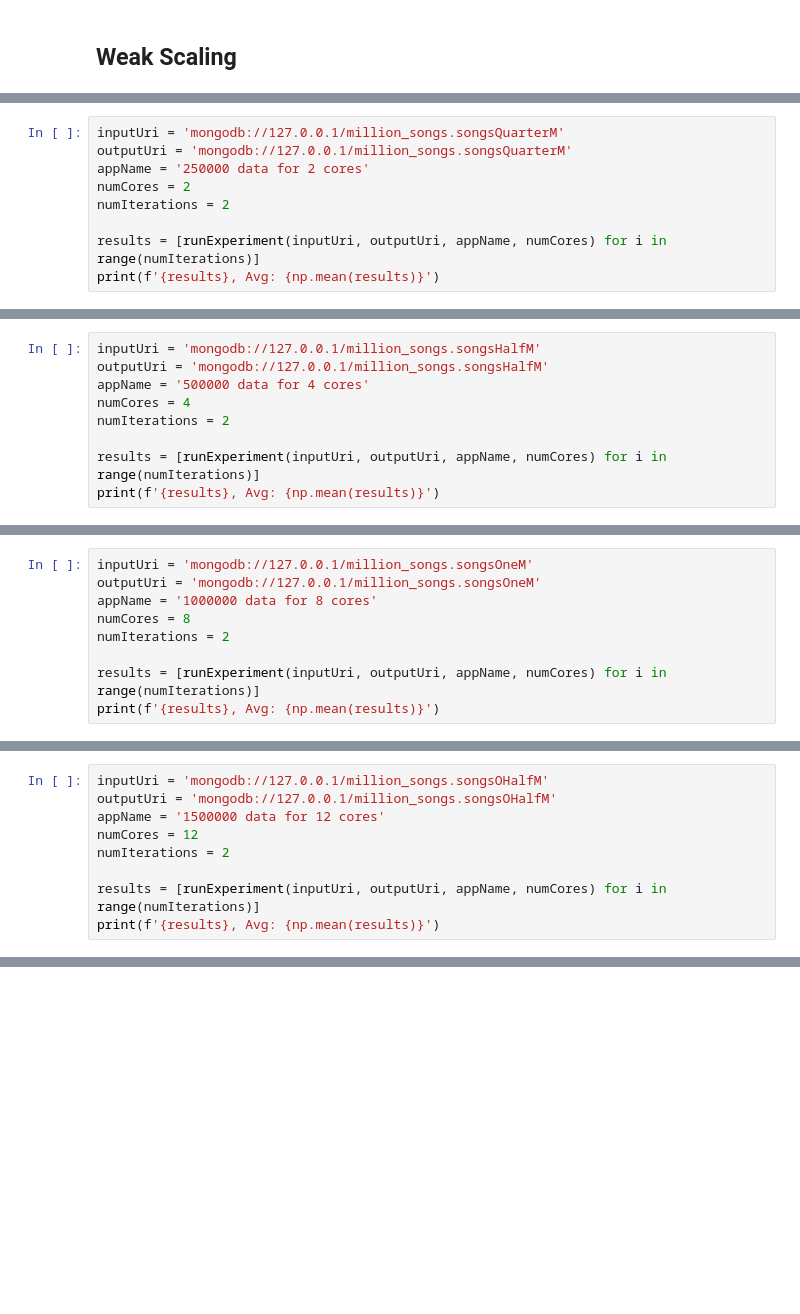
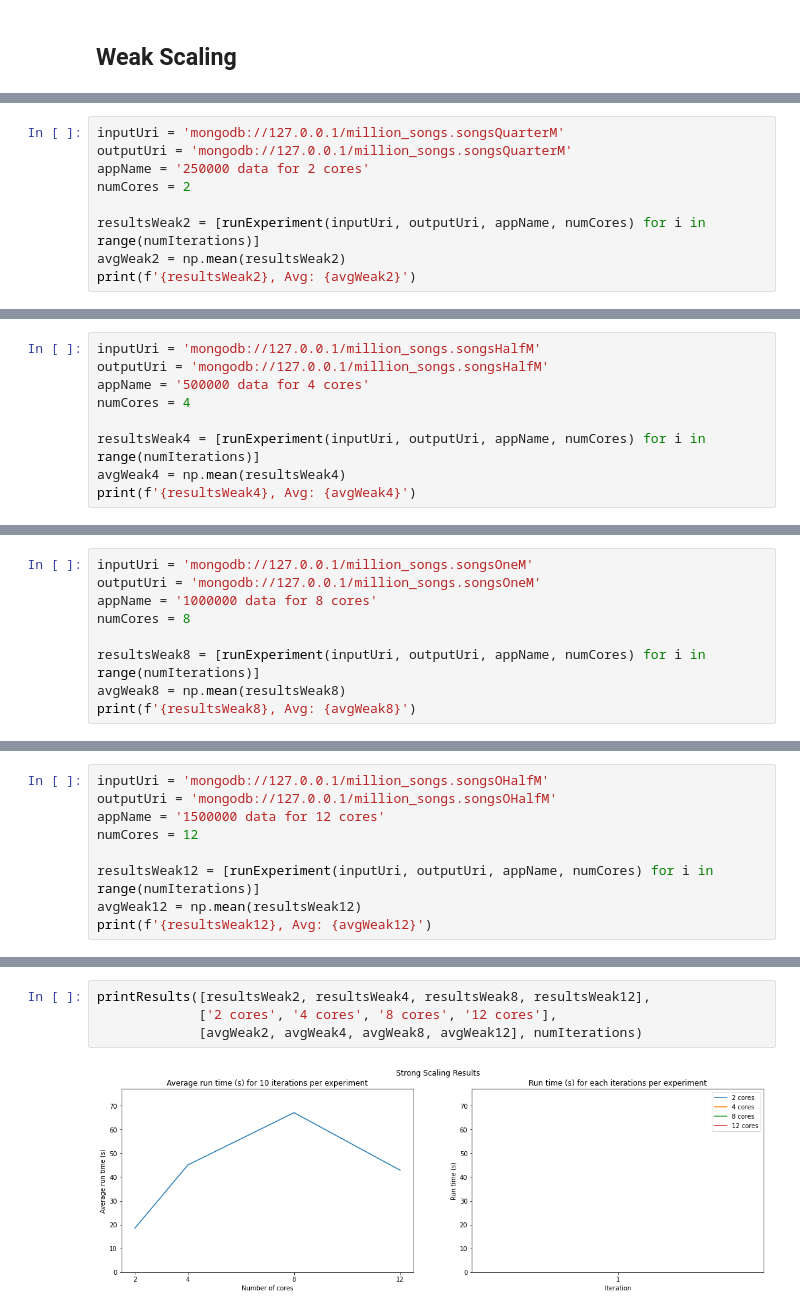
Before and after one commit to manelpk/DE1_Project, a Jupyter notebook: g16_experiments.ipynb, the cells around one changed output, grey strips where cells are left out. Cells and saved outputs as stored; diff of their text form; blank space fills up the shorter version.

```diff
--- a/g16_experiments.ipynb
+++ b/g16_experiments.ipynb
@@ -131,7 +177,7 @@ inputUri = 'mongodb://127.0.0.1/million_songs.songsQuarterM'
 outputUri = 'mongodb://127.0.0.1/million_songs.songsQuarterM'
 appName = '250000 data for 2 cores'
 numCores = 2
-numIterations = 2
 
-results = [runExperiment(inputUri, outputUri, appName, numCores) for i in range(numIterations)]
-print(f'{results}, Avg: {np.mean(results)}')
+resultsWeak2 = [runExperiment(inputUri, outputUri, appName, numCores) for i in range(numIterations)]
+avgWeak2 = np.mean(resultsWeak2)
+print(f'{resultsWeak2}, Avg: {avgWeak2}')
@@ -142,7 +191,7 @@ inputUri = 'mongodb://127.0.0.1/million_songs.songsHalfM'
 outputUri = 'mongodb://127.0.0.1/million_songs.songsHalfM'
 appName = '500000 data for 4 cores'
 numCores = 4
-numIterations = 2
 
-results = [runExperiment(inputUri, outputUri, appName, numCores) for i in range(numIterations)]
-print(f'{results}, Avg: {np.mean(results)}')
+resultsWeak4 = [runExperiment(inputUri, outputUri, appName, numCores) for i in range(numIterations)]
+avgWeak4 = np.mean(resultsWeak4)
+print(f'{resultsWeak4}, Avg: {avgWeak4}')
@@ -153,7 +205,7 @@ inputUri = 'mongodb://127.0.0.1/million_songs.songsOneM'
 outputUri = 'mongodb://127.0.0.1/million_songs.songsOneM'
 appName = '1000000 data for 8 cores'
 numCores = 8
-numIterations = 2
 
-results = [runExperiment(inputUri, outputUri, appName, numCores) for i in range(numIterations)]
-print(f'{results}, Avg: {np.mean(results)}')
+resultsWeak8 = [runExperiment(inputUri, outputUri, appName, numCores) for i in range(numIterations)]
+avgWeak8 = np.mean(resultsWeak8)
+print(f'{resultsWeak8}, Avg: {avgWeak8}')
@@ -164,7 +219,7 @@ inputUri = 'mongodb://127.0.0.1/million_songs.songsOHalfM'
 outputUri = 'mongodb://127.0.0.1/million_songs.songsOHalfM'
 appName = '1500000 data for 12 cores'
 numCores = 12
-numIterations = 2
 
-results = [runExperiment(inputUri, outputUri, appName, numCores) for i in range(numIterations)]
-print(f'{results}, Avg: {np.mean(results)}')
+resultsWeak12 = [runExperiment(inputUri, outputUri, appName, numCores) for i in range(numIterations)]
+avgWeak12 = np.mean(resultsWeak12)
+print(f'{resultsWeak12}, Avg: {avgWeak12}')
@@ -172,0 +231,6 @@ print(f'{results}, Avg: {np.mean(results)}')
+# %%
+printResults([resultsWeak2, resultsWeak4, resultsWeak8, resultsWeak12],
+             ['2 cores', '4 cores', '8 cores', '12 cores'],
+             [avgWeak2, avgWeak4, avgWeak8, avgWeak12], numIterations)
+# %% [output]
+[figure, added]
```
Also changed, not shown: parts of 25 cells of this notebook.
